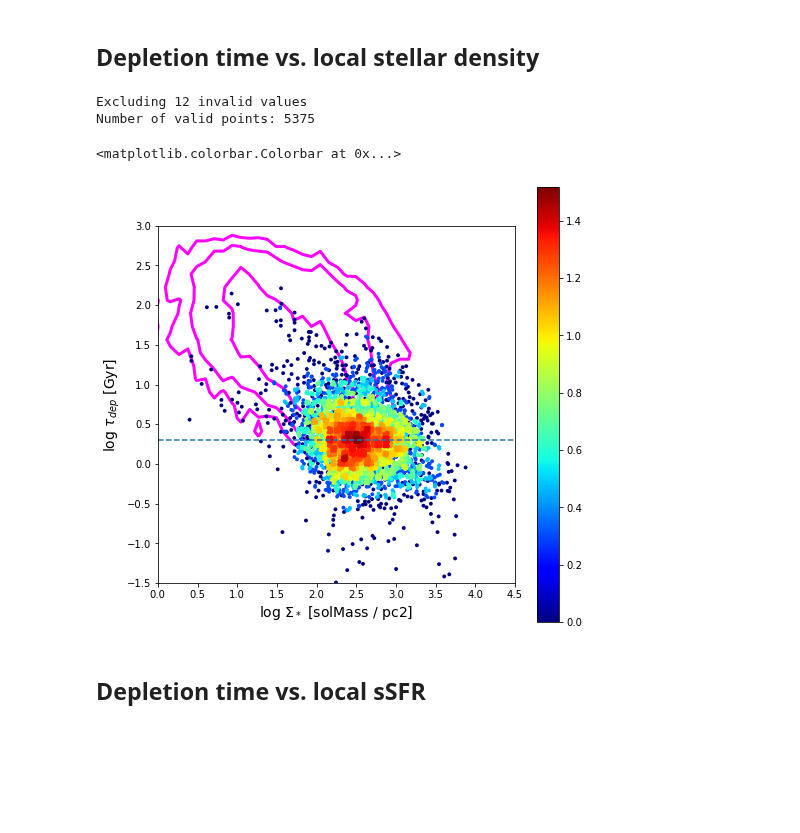
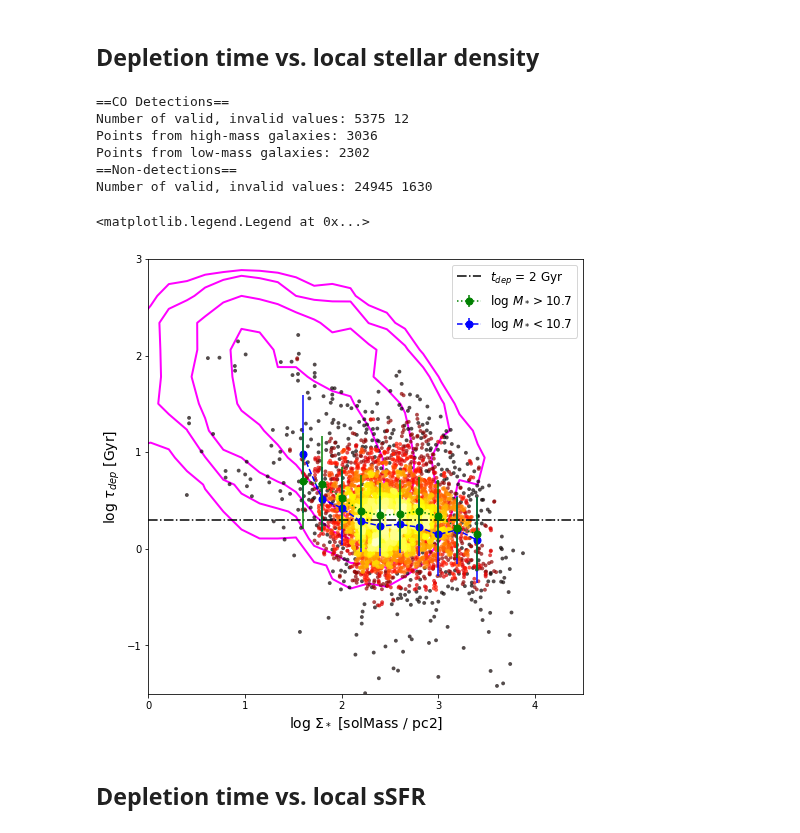
Before and after one commit to tonywong94/edge_pydb, a Jupyter notebook: demo_notebk/SFLaw-edge.ipynb, the cells around one changed output. Saved outputs shown, nothing was run; the diff lists cells and outputs as text; code cells hidden in the pictures; blank space fills up the shorter version.

Commit message:
Bbarolo analysis update & xy2binned plotting function
Former-commit-id: 5588c228c29e9c10557ea78cc49a322c87813ec4

```diff
--- a/demo_notebk/SFLaw-edge.ipynb
+++ b/demo_notebk/SFLaw-edge.ipynb
@@ -46,13 +63,14 @@ WARNING: MergeConflictWarning: Cannot merge meta key 'date' types <class 'str'>
 det = (fluxtab['mom0_12']>3*fluxtab['emom0_12']) & (fluxtab['flux_Halpha_sm']>3*fluxtab['e_flux_Halpha_sm'])
 codata = fluxtab['mom0_12'][det]
 hadata = fluxtab['flux_Halpha_sm'][det]
-sig_mol = fluxtab['sigmol'][det]
-sig_sfr = fluxtab['flux_sigsfr_sm'][det]
-sig_star = fluxtab['sigstar_sm'][det]
+sig_mol_det = fluxtab['sigmol'][det]
+sig_sfr_det = fluxtab['flux_sigsfr_sm'][det]
+sig_star_det = fluxtab['sigstar_sm'][det]
+stmass_det = fluxtab['caMass'][det]
 
 # Ratios
-t_dep = Column(sig_mol.quantity/sig_sfr.quantity, name='t_dep')
-sig_ssfr = Column(sig_sfr.quantity/sig_star.quantity, name='sig_ssfr')
+t_dep_det = Column(sig_mol_det.quantity/sig_sfr_det.quantity, name='t_dep')
+sig_ssfr_det = Column(sig_sfr_det.quantity/sig_star_det.quantity, name='sig_ssfr')
 
-Table([sig_mol,sig_sfr,t_dep,sig_star,sig_ssfr]).pprint(max_width=100)
+Table([sig_mol_det,sig_sfr_det,t_dep_det,sig_star_det,sig_ssfr_det]).pprint(max_width=100)
 # %% [output]
@@ -155,35 +219,57 @@ Number of valid points: 5375
 ## Depletion time vs. local stellar density
 # %%
 # Select data to plot (must be loggable)
-not_nan = (~np.isnan(sig_star)) & (~np.isnan(t_dep)) & (sig_star>0) & (t_dep>0)
-print('Excluding {} invalid values'.format(len(np.nonzero(~not_nan)[0])))
-print('Number of valid points:',len(np.nonzero(not_nan)[0]))
-not_nan_ndet = (~np.isnan(sig_star_ndet)) & (~np.isnan(t_dep_ndet)) & (sig_star_ndet>0) & (t_dep_ndet>0)
+sstd_valid = (~np.isnan(sig_star_det)) & (~np.isnan(t_dep_det)) & (sig_star_det>0) & (t_dep_det>0)
+print('==CO Detections==')
+print('Number of valid, invalid values:',len(np.nonzero(sstd_valid)[0]),len(np.nonzero(~sstd_valid)[0]))
+himass = sstd_valid & (stmass_det>10.7)
+print('Points from high-mass galaxies:',len(np.nonzero(himass)[0]))
+lomass = sstd_valid & (stmass_det<=10.7)
+print('Points from low-mass galaxies:',len(np.nonzero(lomass)[0]))
 
-x_det, y_det, z_det, *hist = xy2hist(sig_star[not_nan], t_dep[not_nan], log=True)
-x_ndet, y_ndet, z_ndet, *hist2 = xy2hist(sig_star_ndet[not_nan_ndet],
-                                         t_dep_ndet[not_nan_ndet], log=True, bins=[50,50])
+sstd_valid_ndet = (~np.isnan(sig_star_ndet)) & (~np.isnan(t_dep_ndet)) & (sig_star_ndet>0) & (t_dep_ndet>0)
+print('==Non-detections==')
+print('Number of valid, invalid values:',len(np.nonzero(sstd_valid_ndet)[0]),len(np.nonzero(~sstd_valid_ndet)[0]))
+
+x_det, y_det, z_det, *hist = xy2hist(sig_star_det[sstd_valid], t_dep_det[sstd_valid], log=True)
+x_ndet, y_ndet, z_ndet, *hist2 = xy2hist(sig_star_ndet[sstd_valid_ndet],
+                                         t_dep_ndet[sstd_valid_ndet], log=True, bins=[30,30])
+
+xhi_bin, yhi_bin, yhi_err = xy2binned(sig_star_det[himass],
+                                      t_dep_det[himass], bins=10, range=[1.5,3.5])
+xlo_bin, ylo_bin, ylo_err = xy2binned(sig_star_det[lomass],
+                                      t_dep_det[lomass], bins=10, range=[1.5,3.5])
 
 # Make the scatter plot
 fig, ax = plt.subplots(figsize=(8,8))
-cm = plt.cm.get_cmap('jet')
-sc = ax.scatter(x_det, y_det, c=z_det, s=15, edgecolor='', cmap=cm)
+cm = plt.cm.get_cmap('hot')
+sc = ax.scatter(x_det, y_det, c=z_det, s=15, edgecolor='', cmap='hot', alpha=0.7)
+ax.errorbar(xhi_bin, yhi_bin, yerr=yhi_err, zorder=3,
+            color='green', marker='o', ms=7, ls=':', label='log $M_*>10.7$')
+ax.errorbar(xlo_bin, ylo_bin, yerr=ylo_err, zorder=2,
+            color='blue', marker='o', ms=7, ls='--', label='log $M_*<10.7$')
 ax.contour(hist2[0].transpose(),[10,30,100,300],
            extent=[hist2[1].min(),hist2[1].max(),
                    hist2[2].min(),hist2[2].max()],
-           colors='magenta',linewidths=3,zorder=-1)
-plt.xlabel(r'log $\Sigma_*$ ['+str(sig_star.unit)+']',fontsize=14)
-plt.ylabel(r'log $\tau_{dep}$ ['+str(t_dep.unit)+']',fontsize=14)
+           colors='magenta',linewidths=2,zorder=-1)
+plt.xlabel(r'log $\Sigma_*$ ['+str(sig_star_det.unit)+']',fontsize=14)
+plt.ylabel(r'log $\tau_{dep}$ ['+str(t_dep_det.unit)+']',fontsize=14)
 ax.set_aspect('equal')
-ax.axhline(0.3, linestyle='--')
+ax.axhline(np.log10(2), ls='-.', color='k', label='$t_{dep}$ = 2 Gyr')
 ax.set_xlim(0,4.5)
 ax.set_ylim(-1.5,3)
-plt.colorbar(sc)
+ax.xaxis.set_major_locator(MultipleLocator(1))
+ax.yaxis.set_major_locator(MultipleLocator(1))
+plt.legend(fontsize='large')
 # %% [output]
-Excluding 12 invalid values
-Number of valid points: 5375
+==CO Detections==
+Number of valid, invalid values: 5375 12
+Points from high-mass galaxies: 3036
+Points from low-mass galaxies: 2302
+==Non-detections==
+Number of valid, invalid values: 24945 1630
-<matplotlib.colorbar.Colorbar at 0x...>
+<matplotlib.legend.Legend at 0x...>
-[figure, old version]
+[figure, new version]
 # %% [markdown]
 ## Depletion time vs. local sSFR
 # %%
```
Also changed, not shown: parts of 12 cells of this notebook, 10 other files.
